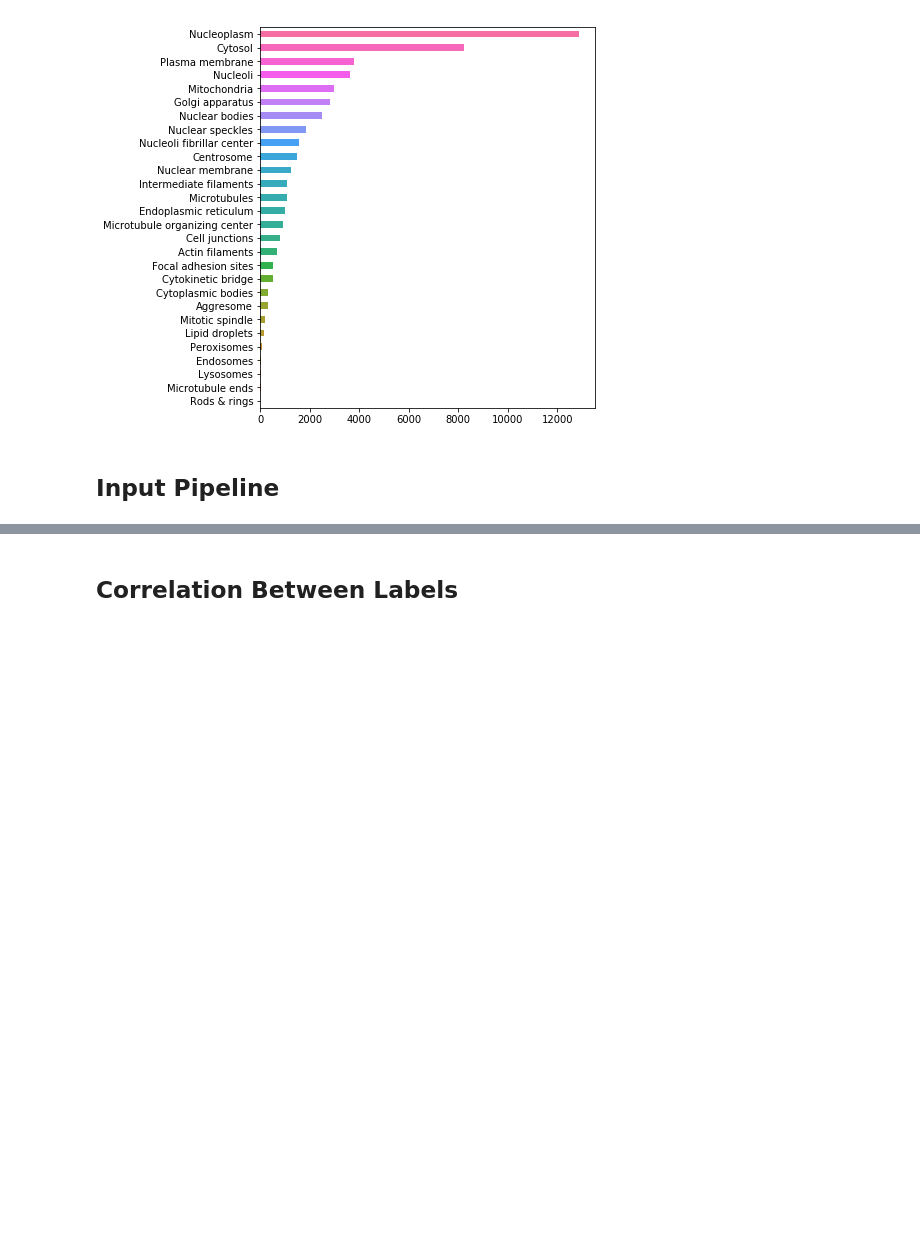
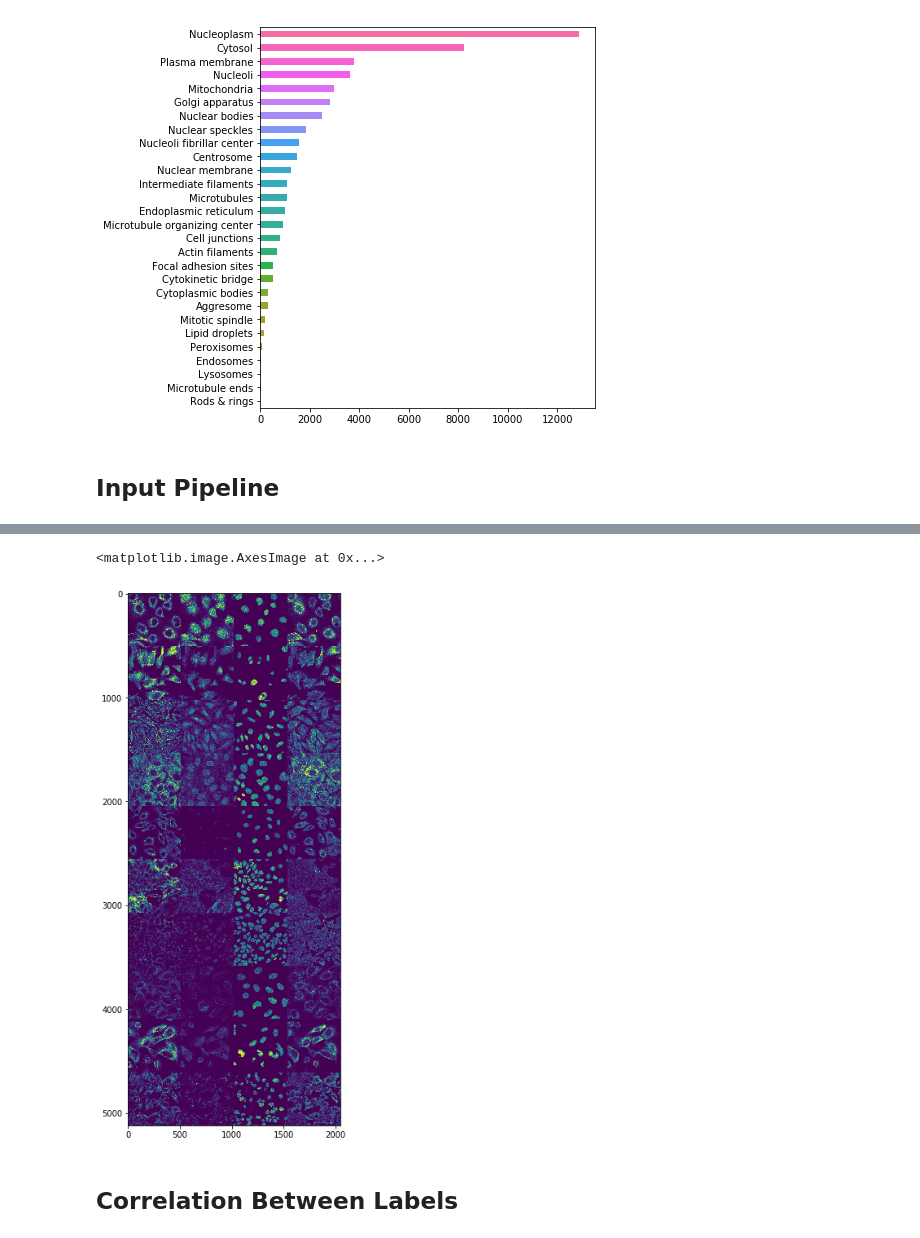
Before and after one commit to eldrtimo/protein, a Jupyter notebook: playground.ipynb, the cells around one changed output, grey strips where cells are left out. Saved outputs shown, nothing was run; the diff lists cells and outputs as text; code cells hidden in the pictures; blank space fills up the shorter version.

```diff
--- a/playground.ipynb
+++ b/playground.ipynb
@@ -93,3 +92,13 @@ for i in range(10):
+# %%
+img_width = 3
+n_examples = 10
+plt.figure(figsize = (img_width * n_examples, img_width * atlas.n_channels))
+images = X[0:n_examples,:,:,:]
+images = np.moveaxis(images, 3, 2).reshape(-1, atlas.width*atlas.n_channels)
+plt.imshow(images)
+# %% [output]
+<matplotlib.image.AxesImage at 0x...>
+[figure, added]
 # %% [markdown]
 ## Correlation Between Labels
 # %%
```
Also changed, not shown: parts of 4 cells of this notebook, 1 other file.
